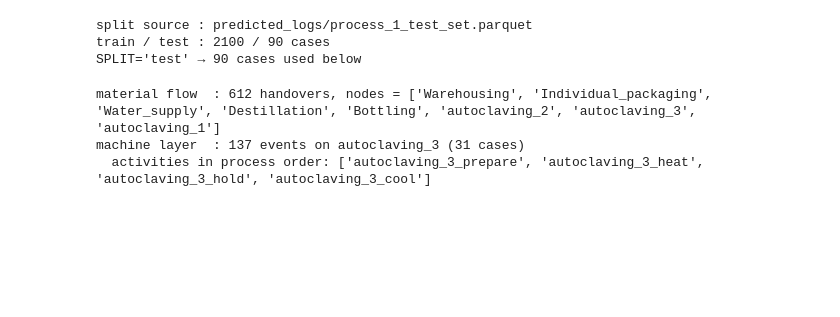
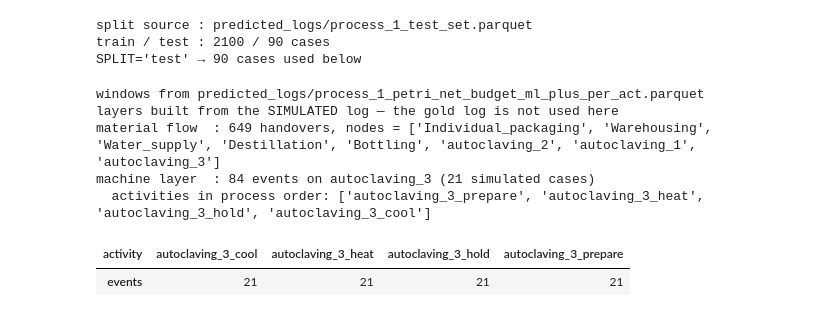
Before and after one commit to zapataunipaderborn/process_energy_demand_modelling, a Jupyter notebook: src/06_visuals_process_and_profiles.ipynb, the cells around one changed output. Saved outputs shown, nothing was run; the diff lists cells and outputs as text; code cells hidden in the pictures; blank space fills up the shorter version.

```diff
--- a/src/06_visuals_process_and_profiles.ipynb
+++ b/src/06_visuals_process_and_profiles.ipynb
@@ -718,36 +785,52 @@ split source : predicted_logs/process_1_test_set.parquet
 train / test : 2100 / 90 cases
 SPLIT='test' → 90 cases used below
 # %%
-# ── 9.3 material-flow / machine-activity layers for this case set ────────────
-el = (df_event_log[df_event_log['case_id'].isin(cases)]
-      .sort_values(['case_id', 'timestamp_start'])
-      .copy())
+# ── 9.3 material-flow / machine-activity layers — FROM THE SIMULATED LOG ─────
+# Nothing here reads the gold event log: the process model below is the simulation's own
+# behaviour, so the node counts in the nets match the n= on the curves.
+# The simulated log carries the machine in `resource_id` (e.g. 'autoclaving_3'); the station is
+# that resource with any trailing machine index stripped ('autoclaving_3' -> 'Autoclaving'),
+# a rule verified to reproduce the gold object/station mapping exactly.
+_sim_series = SIM_SERIES or ('real' if CURVE_SOURCE == 'run_real' else 'predicted')
+el = _window_log(_sim_series).copy()
+el = el[el['case_id'].isin(cases)].sort_values(['case_id', 'timestamp_start']).copy()
+
+el['object']  = el['resource_id']
+el['station'] = el['object'].astype(str).str.replace(r'_\d+$', '', regex=True).str.capitalize()
 
 _focus_rows = el[el['object'] == FOCUS_OBJECT]
-assert len(_focus_rows), f'{FOCUS_OBJECT!r} does not appear in this case set'
+assert len(_focus_rows), f'{FOCUS_OBJECT!r} never appears in the simulated log for this case set'
 MACHINE_STATION = _focus_rows['station'].iloc[0]
 
+# ── material-flow layer ──────────────────────────────────────────────────────
 df_material = el.copy()
 df_material['flow_node'] = np.where(df_material['station'] == MACHINE_STATION,
                                     df_material['object'], df_material['station'])
 _prev = df_material.groupby('case_id')['flow_node'].shift(1)
 df_material = df_material[df_material['flow_node'] != _prev].copy()
 
+# ── machine-activity layer ───────────────────────────────────────────────────
 df_machine = el[el['object'] == FOCUS_OBJECT].copy()
 
 _order = (df_machine.assign(pos=df_machine.groupby('case_id').cumcount())
           .groupby('activity')['pos'].mean().sort_values())
 MACHINE_ACTIVITIES = list(_order.index)
 
+print('layers built from the SIMULATED log — the gold log is not used here')
 print(f'material flow  : {len(df_material)} handovers, nodes = '
       f'{list(df_material["flow_node"].value_counts().index)}')
 print(f'machine layer  : {len(df_machine)} events on {FOCUS_OBJECT} '
-      f'({df_machine["case_id"].nunique()} cases)')
+      f'({df_machine["case_id"].nunique()} simulated cases)')
 print(f'  activities in process order: {MACHINE_ACTIVITIES}')
+display(df_machine.groupby('activity').size().rename('events').to_frame().T)
 # %% [output]
-material flow  : 612 handovers, nodes = ['Warehousing', 'Individual_packaging', 'Water_supply', 'Destillation', 'Bottling', 'autoclaving_2', 'autoclaving_3', 'autoclaving_1']
-machine layer  : 137 events on autoclaving_3 (31 cases)
+windows from predicted_logs/process_1_petri_net_budget_ml_plus_per_act.parquet
+layers built from the SIMULATED log — the gold log is not used here
+material flow  : 649 handovers, nodes = ['Individual_packaging', 'Warehousing', 'Water_supply', 'Destillation', 'Bottling', 'autoclaving_2', 'autoclaving_1', 'autoclaving_3']
+machine layer  : 84 events on autoclaving_3 (21 simulated cases)
   activities in process order: ['autoclaving_3_prepare', 'autoclaving_3_heat', 'autoclaving_3_hold', 'autoclaving_3_cool']
+| activity | autoclaving_3_cool | autoclaving_3_heat | autoclaving_3_hold | autoclaving_3_prepare |
+| events | 21 | 21 | 21 | 21 |
 # %%
 # ── 9.4 re-mine both nets for this run's layers ───────────────────────────────
 png_material, gviz_material = heuristic_net(df_material, 'flow_node',
```
Also changed, not shown: parts of 13 cells of this notebook, 11 other files.
